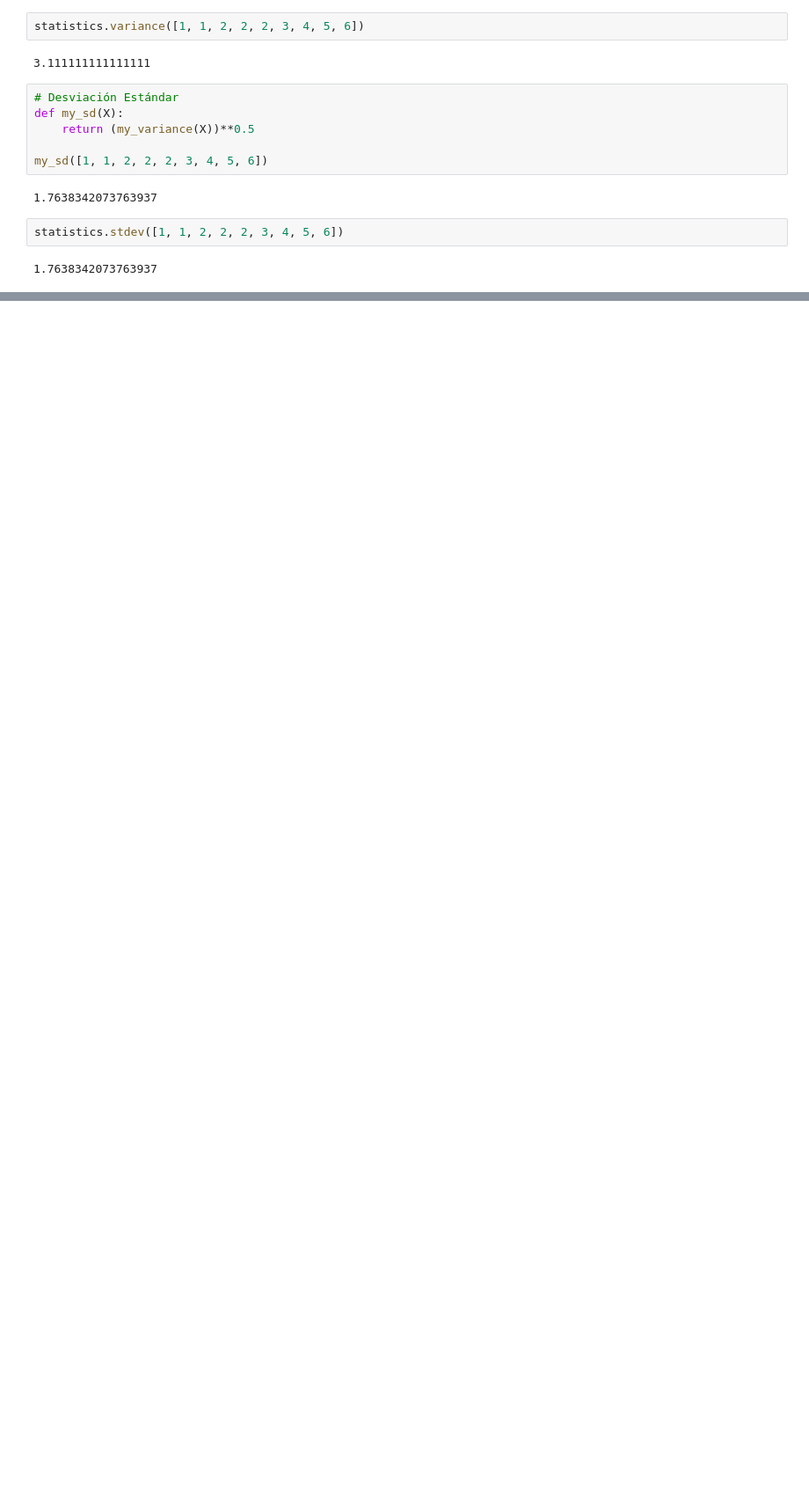
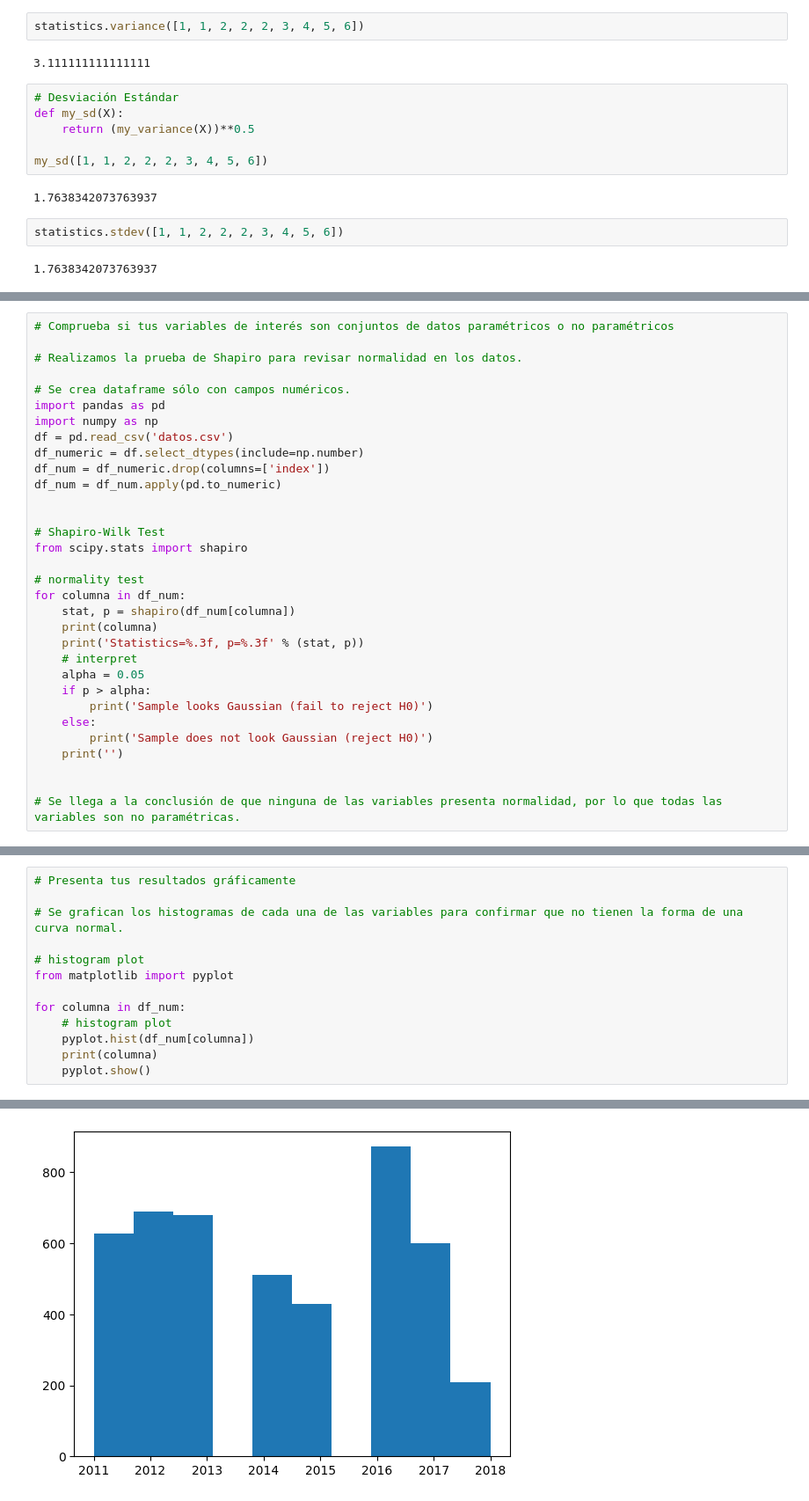
Before and after one commit to luisfelipe100/Aprendizaje_Automatico, a Jupyter notebook: Tareas/Tarea3.ipynb, the cells around one changed output, grey strips where cells are left out. Shown: that part at 88% size. Cells and saved outputs as stored; diff of their text form; blank space fills up the shorter version.

```diff
--- a/Tareas/Tarea3.ipynb
+++ b/Tareas/Tarea3.ipynb
@@ -92,0 +89,32 @@ statistics.stdev([1, 1, 2, 2, 2, 3, 4, 5, 6])
+# %%
+# Comprueba si tus variables de interés son conjuntos de datos paramétricos o no paramétricos
+
+# Realizamos la prueba de Shapiro para revisar normalidad en los datos.
+
+# Se crea dataframe sólo con campos numéricos.
+import pandas as pd
+import numpy as np
+df = pd.read_csv('datos.csv')
+df_numeric = df.select_dtypes(include=np.number)
+df_num = df_numeric.drop(columns=['index'])
+df_num = df_num.apply(pd.to_numeric)
+
+
+# Shapiro-Wilk Test
+from scipy.stats import shapiro
+
+# normality test
+for columna in df_num:
+	stat, p = shapiro(df_num[columna])
+	print(columna)
+	print('Statistics=%.3f, p=%.3f' % (stat, p))
+	# interpret
+	alpha = 0.05
+	if p > alpha:
+		print('Sample looks Gaussian (fail to reject H0)')
+	else:
+		print('Sample does not look Gaussian (reject H0)')
+	print('')
+
+
+# Se llega a la conclusión de que ninguna de las variables presenta normalidad, por lo que todas las variables son no paramétricas.
@@ -92,0 +237,14 @@ statistics.stdev([1, 1, 2, 2, 2, 3, 4, 5, 6])
+# %%
+# Presenta tus resultados gráficamente
+
+# Se grafican los histogramas de cada una de las variables para confirmar que no tienen la forma de una curva normal.
+
+# histogram plot
+from matplotlib import pyplot
+
+for columna in df_num:
+    # histogram plot
+    pyplot.hist(df_num[columna])
+    print(columna)
+    pyplot.show()
+# %% [output]
@@ -92,0 +252 @@ statistics.stdev([1, 1, 2, 2, 2, 3, 4, 5, 6])
+[figure, added]
```
Also changed, not shown: parts of 7 cells of this notebook, 2 other files.
